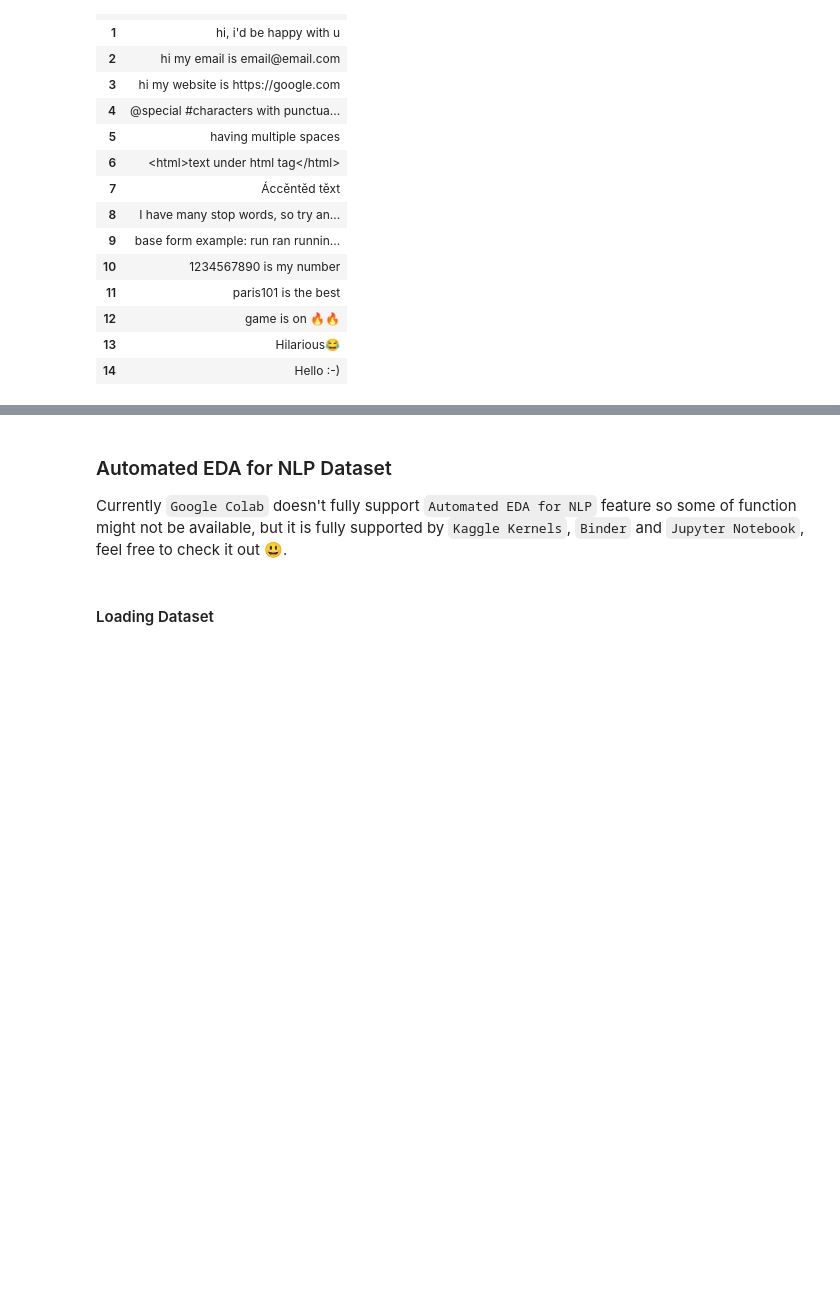
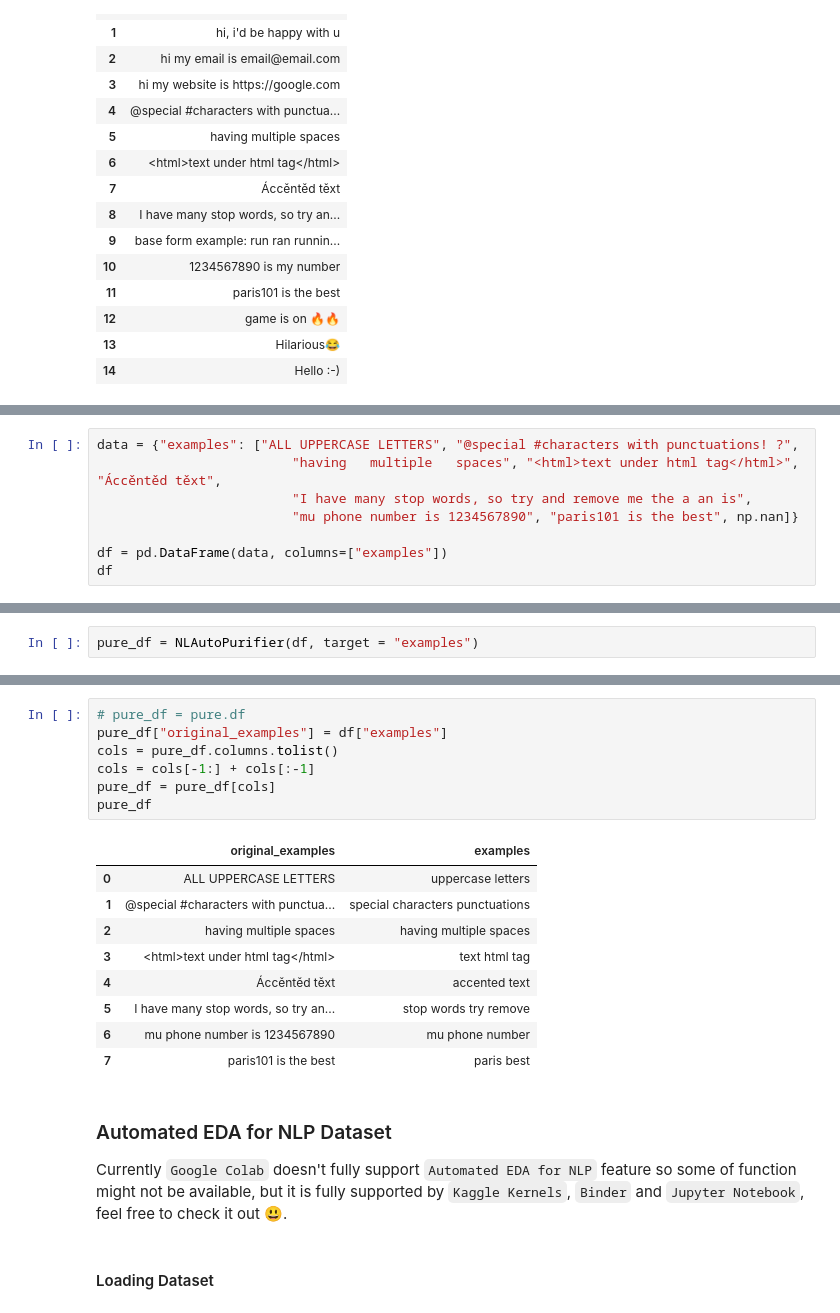
Before and after one commit to Elysian01/Codify, a Jupyter notebook: demo/Data_Purifier_Package_Example.ipynb, the cells around one changed output, grey strips where cells are left out. Cells and saved outputs as stored; diff of their text form; blank space fills up the shorter version.

```diff
--- a/demo/Data_Purifier_Package_Example.ipynb
+++ b/demo/Data_Purifier_Package_Example.ipynb
@@ -154,0 +121,8 @@ pure_df
+# %%
+data = {"examples": ["ALL UPPERCASE LETTERS", "@special #characters with punctuations! ?",
+                         "having   multiple   spaces", "<html>text under html tag</html>", "Áccěntěd těxt",
+                         "I have many stop words, so try and remove me the a an is",
+                         "mu phone number is 1234567890", "paris101 is the best", np.nan]}
+
+df = pd.DataFrame(data, columns=["examples"])
+df
@@ -154,0 +140,2 @@ pure_df
+# %%
+pure_df = NLAutoPurifier(df, target = "examples")
@@ -155,5 +160,22 @@ pure_df
+# %%
+# pure_df = pure.df
+pure_df["original_examples"] = df["examples"]
+cols = pure_df.columns.tolist()
+cols = cols[-1:] + cols[:-1]
+pure_df = pure_df[cols]
+pure_df
+# %% [output]
+|  | original_examples | examples |
+| 0 | ALL UPPERCASE LETTERS | uppercase letters |
+| 1 | @special #characters with punctua... | special characters punctuations |
+| 2 | having multiple spaces | having multiple spaces |
+| 3 | <html>text under html tag</html> | text html tag |
+| 4 | Áccěntěd těxt | accented text |
+| 5 | I have many stop words, so try an... | stop words try remove |
+| 6 | mu phone number is 1234567890 | mu phone number |
+| 7 | paris101 is the best | paris best |
 # %% [markdown]
-### Automated EDA for NLP Dataset <a name= "#nlpeda"></a>
+### Automated EDA for NLP Dataset
 
 Currently `Google Colab` doesn't fully support `Automated EDA for NLP` feature so some of function might not be available, but it is fully supported by `Kaggle Kernels`, `Binder` and `Jupyter Notebook`, feel free to check it out 😃.
 # %% [markdown]
```
Also changed, not shown: parts of 14 cells of this notebook, 2 other files.
